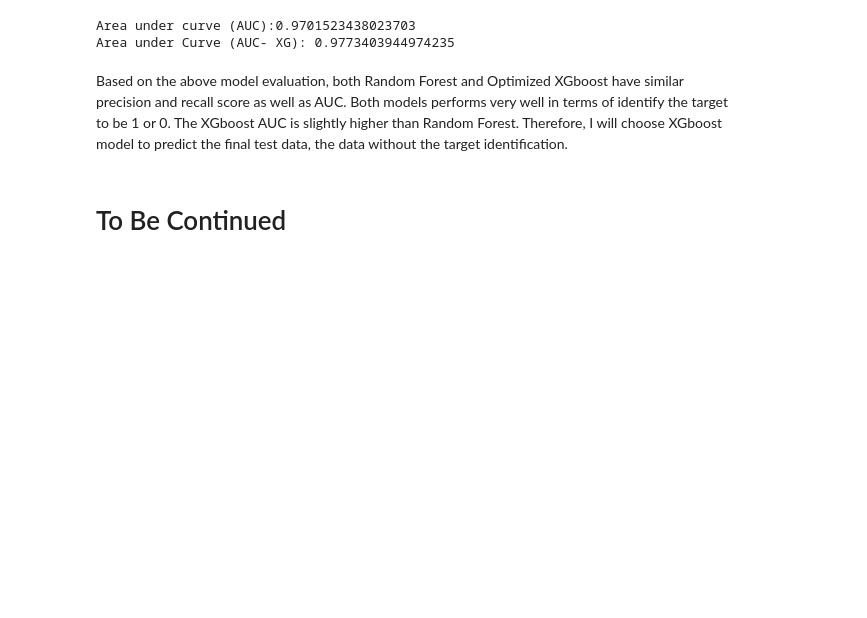
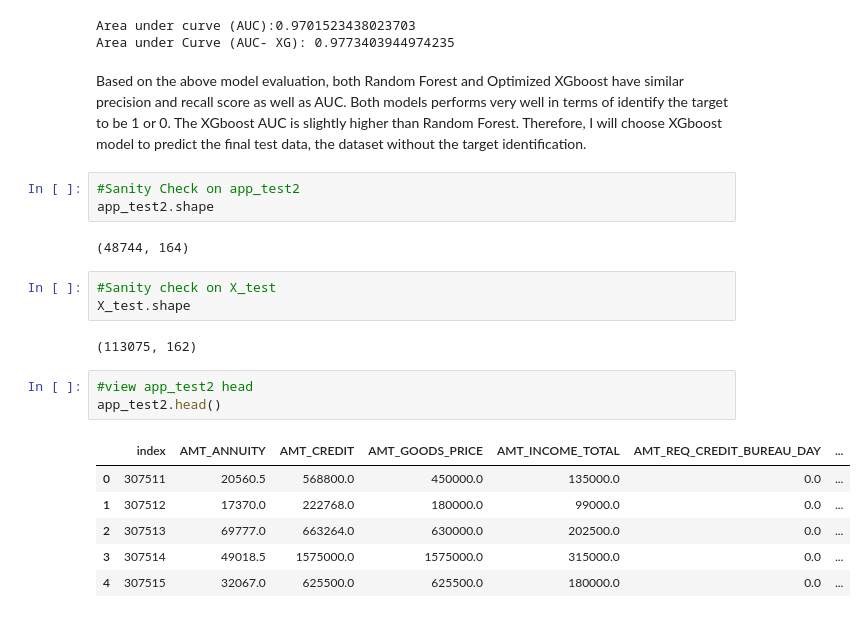
Before and after one commit to terrancexia/Home-Credit-Default-Risk-, a Jupyter notebook: Home Credit Default Risk.ipynb, the cells around one changed output. Drawn from its saved outputs; the diff is of its cells as text; blank space fills up the shorter version.

```diff
--- a/Home Credit Default Risk.ipynb
+++ b/Home Credit Default Risk.ipynb
@@ -2052,6 +2043,24 @@ print()
 Area under curve (AUC):0.9701523438023703
 Area under Curve (AUC- XG): 0.9773403944974235
 # %% [markdown]
-Based on the above model evaluation, both Random Forest and Optimized XGboost have similar precision and recall score as well as AUC. Both models performs very well in terms of identify the target to be 1 or 0. The XGboost AUC is slightly higher than Random Forest. Therefore, I will choose XGboost model to predict the final test data, the data without the target identification.
+Based on the above model evaluation, both Random Forest and Optimized XGboost have similar precision and recall score as well as AUC. Both models performs very well in terms of identify the target to be 1 or 0. The XGboost AUC is slightly higher than Random Forest. Therefore, I will choose XGboost model to predict the final test data, the dataset without the target identification.
-# %% [markdown]
-# To Be Continued
+# %%
+#Sanity Check on app_test2
+app_test2.shape
+# %% [output]
+(48744, 164)
+# %%
+#Sanity check on X_test
+X_test.shape
+# %% [output]
+(113075, 162)
+# %%
+#view app_test2 head
+app_test2.head()
+# %% [output]
+|  | index | AMT_ANNUITY | AMT_CREDIT | AMT_GOODS_PRICE | AMT_INCOME_TOTAL | AMT_REQ_CREDIT_BUREAU_DAY | ... |
+| 0 | 307511 | 20560.5 | 568800.0 | 450000.0 | 135000.0 | 0.0 | ... |
+| 1 | 307512 | 17370.0 | 222768.0 | 180000.0 | 99000.0 | 0.0 | ... |
+| 2 | 307513 | 69777.0 | 663264.0 | 630000.0 | 202500.0 | 0.0 | ... |
+| 3 | 307514 | 49018.5 | 1575000.0 | 1575000.0 | 315000.0 | 0.0 | ... |
+| 4 | 307515 | 32067.0 | 625500.0 | 625500.0 | 180000.0 | 0.0 | ... |
```
Also changed, not shown: parts of 14 cells of this notebook.
